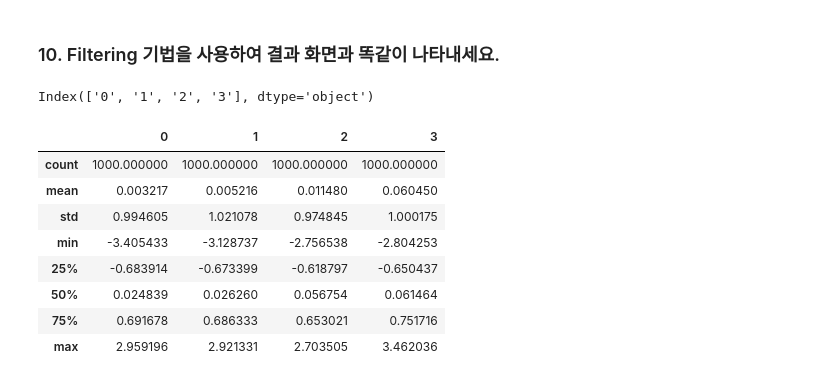
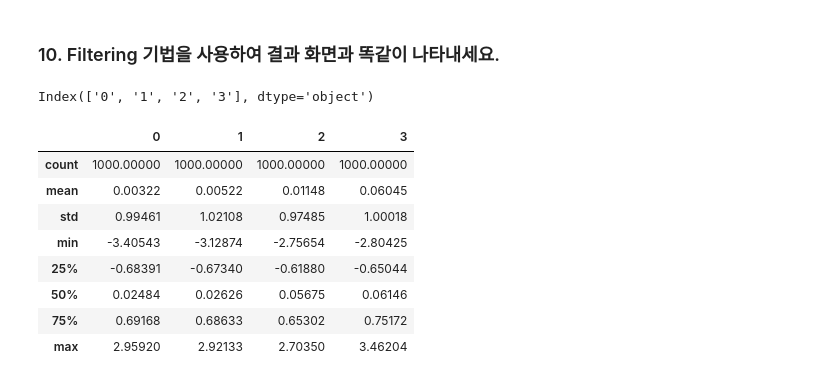
Before and after one commit to minchan-byun/wanted-pre-onboarding-challenge-data, a Jupyter notebook: Pandas/Pandas Quiz-문제.ipynb, the cells around one changed output. Drawn from its saved outputs; the diff is of its cells as text; code cells hidden in the pictures.

```diff
--- a/Pandas/Pandas Quiz-문제.ipynb
+++ b/Pandas/Pandas Quiz-문제.ipynb
@@ -169,22 +175,22 @@ Original DataFrame
 # %% [markdown]
 ### 10. Filtering 기법을 사용하여 결과 화면과 똑같이 나타내세요.
-# %%
-import numpy as np
-
-data = pd.read_csv('filtering.csv')
-print(data.columns)
-data.describe()
-# %% [output]
-Index(['0', '1', '2', '3'], dtype='object')
-|  | 0 | 1 | 2 | 3 |
-| count | 1000.000000 | 1000.000000 | 1000.000000 | 1000.000000 |
-| mean | 0.003217 | 0.005216 | 0.011480 | 0.060450 |
-| std | 0.994605 | 1.021078 | 0.974845 | 1.000175 |
-| min | -3.405433 | -3.128737 | -2.756538 | -2.804253 |
-| 25% | -0.683914 | -0.673399 | -0.618797 | -0.650437 |
-| 50% | 0.024839 | 0.026260 | 0.056754 | 0.061464 |
-| 75% | 0.691678 | 0.686333 | 0.653021 | 0.751716 |
-| max | 2.959196 | 2.921331 | 2.703505 | 3.462036 |
+# %%
+import numpy as np
+
+data = pd.read_csv('./filtering.csv')
+print(data.columns)
+data.describe()
+# %% [output]
+Index(['0', '1', '2', '3'], dtype='object')
+|  | 0 | 1 | 2 | 3 |
+| count | 1000.00000 | 1000.00000 | 1000.00000 | 1000.00000 |
+| mean | 0.00322 | 0.00522 | 0.01148 | 0.06045 |
+| std | 0.99461 | 1.02108 | 0.97485 | 1.00018 |
+| min | -3.40543 | -3.12874 | -2.75654 | -2.80425 |
+| 25% | -0.68391 | -0.67340 | -0.61880 | -0.65044 |
+| 50% | 0.02484 | 0.02626 | 0.05675 | 0.06146 |
+| 75% | 0.69168 | 0.68633 | 0.65302 | 0.75172 |
+| max | 2.95920 | 2.92133 | 2.70350 | 3.46204 |
 # %%
 print('"0" 컬럼의 값이 -2.5보다 작거나 2.5보다 큰 row만 남깁니다.')
 ################
```
Also changed, not shown: parts of 11 cells of this notebook, 7 other files.
